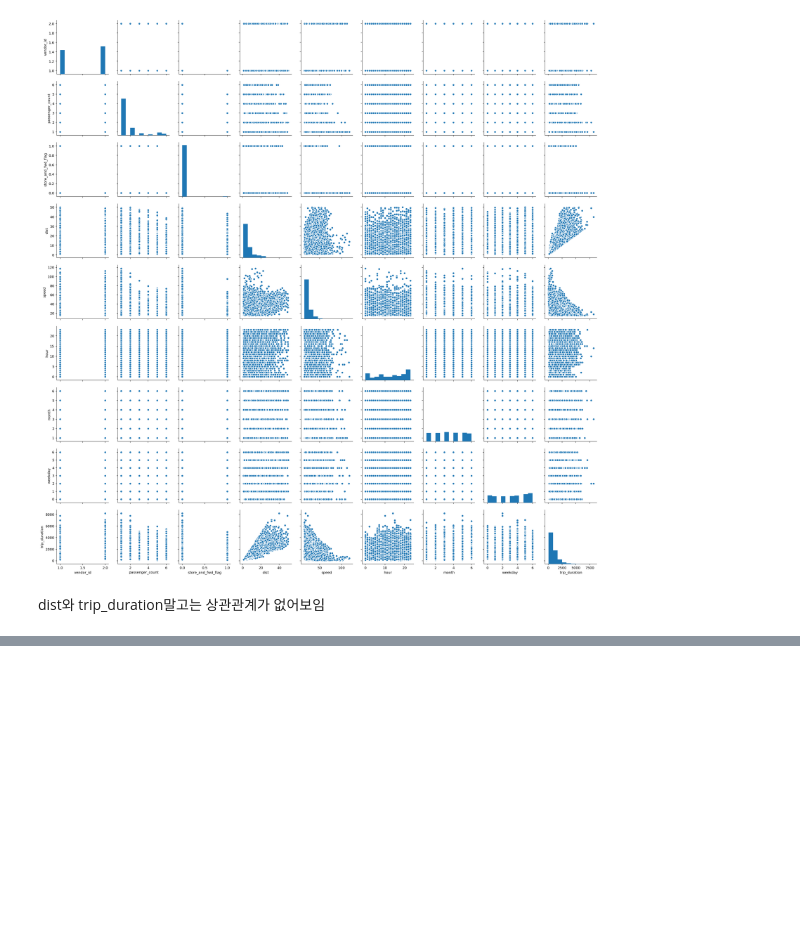
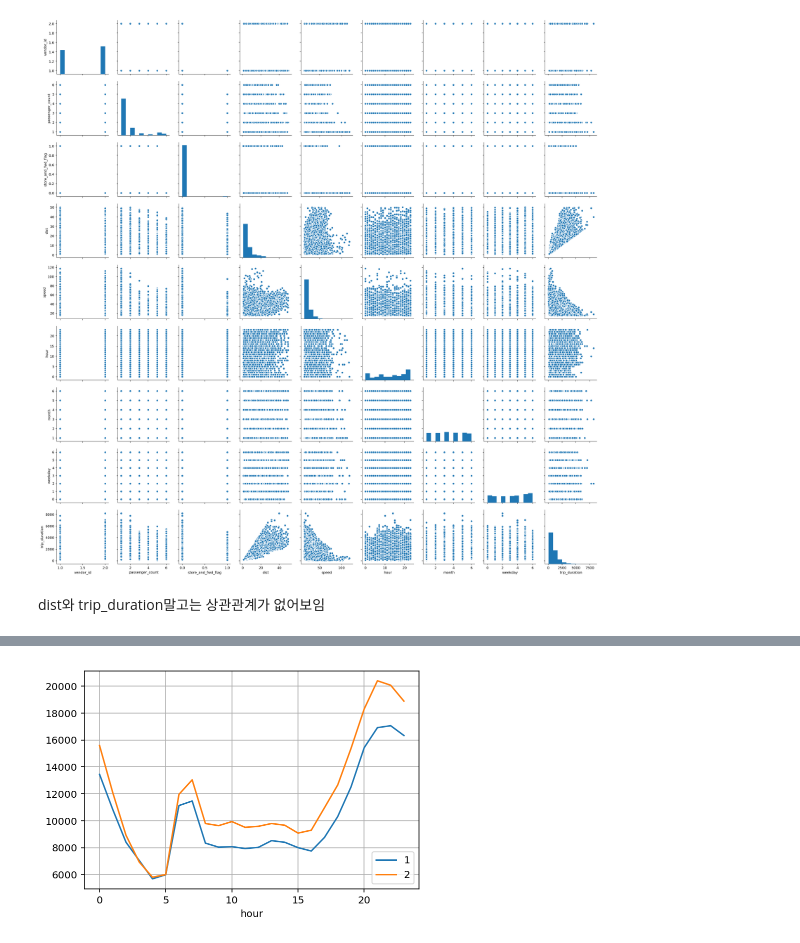
Before and after one commit to Moons08/dss-project-taxi, a Jupyter notebook: JI/NEW_EDA.ipynb, the cells around one changed output, grey strips where cells are left out. Saved outputs shown, nothing was run; the diff lists cells and outputs as text; code cells hidden in the pictures; blank space fills up the shorter version.

```diff
--- a/JI/NEW_EDA.ipynb
+++ b/JI/NEW_EDA.ipynb
@@ -192,6 +192,8 @@ weather["date"] = pd.to_datetime(weather["date"])
 #### 새로운 데이터 프레임 생성 (일단 날씨는 제외)
 # %%
 taxi_1 = pd.DataFrame(taxi, columns=["vendor_id", "passenger_count", "store_and_fwd_flag", "dist", "speed", "hour", "month", "weekday", "trip_duration"])
+# %%
+taxi_1["count"] = 1
 # %%
 taxi_1.tail(10)
 # %% [output]
@@ -716,0 +720,10 @@ dist와 trip_duration말고는 상관관계가 없어보임
+# %%
+# vendor로 시간별 택시 탑승 횟수 구하기
+pivot = taxi_1.pivot_table(values = "count", index = "hour", columns = "vendor_id", aggfunc = "sum")
+pivot.plot()
+plt.legend(loc="lower right")
+plt.grid(True)
+
+plt.show()
+# %% [output]
+[figure, added]
```
Also changed, not shown: parts of 18 cells of this notebook, 1 other file.
